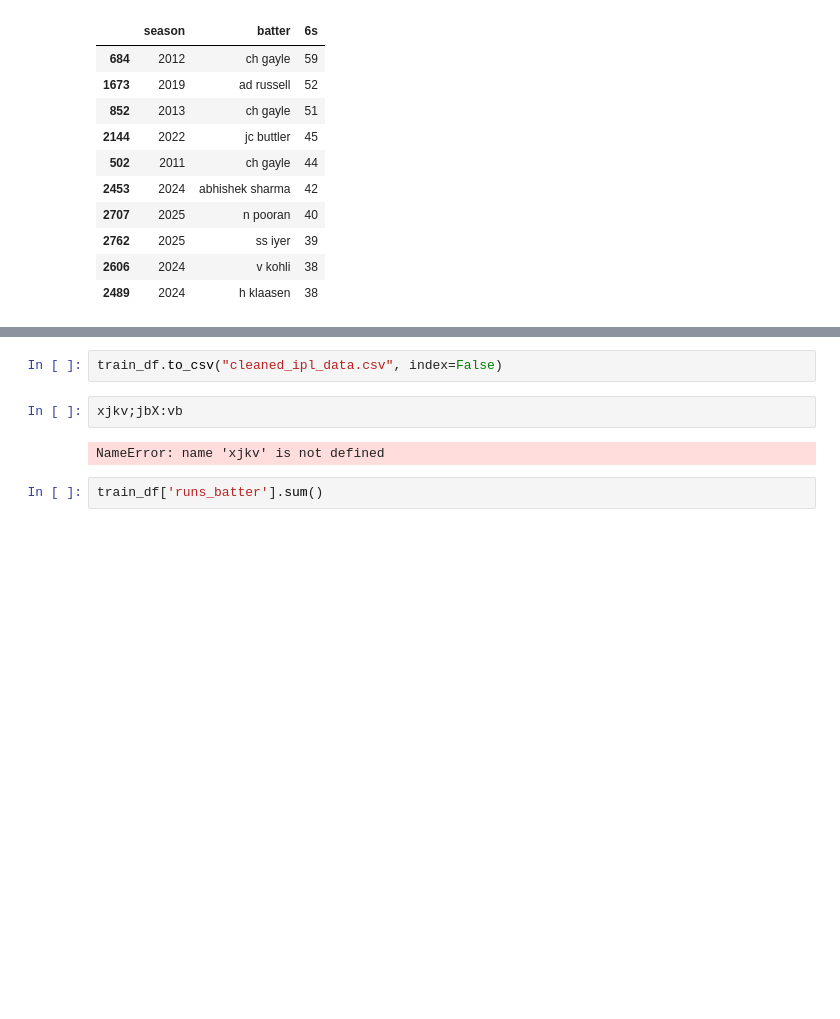
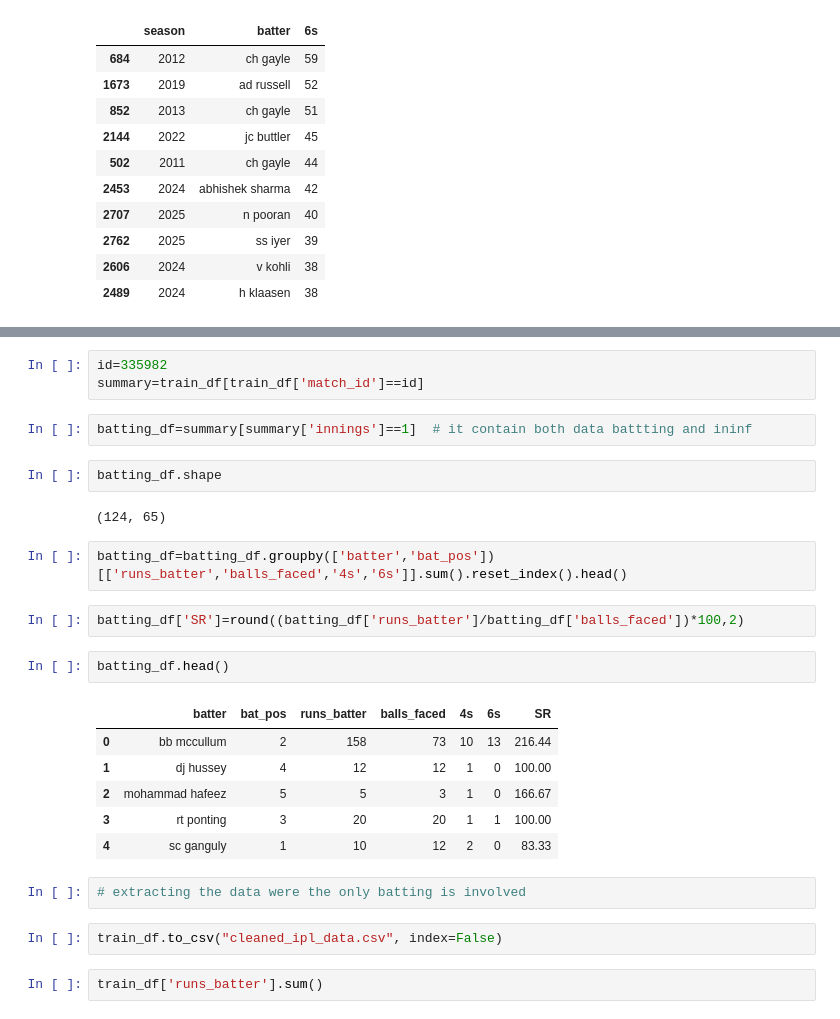
Before and after one commit to karansingh-chauhan/IPL-DATA-ANALYSIS, a Jupyter notebook: main.ipynb, the cells around one changed output, grey strips where cells are left out. Cells and saved outputs as stored; diff of their text form; blank space fills up the shorter version.

```diff
--- a/main.ipynb
+++ b/main.ipynb
@@ -2039,9 +2062,29 @@ notiesmatch_df.groupby(['season','batter'])['6s'].sum().reset_index().sort_value
+# %%
+id=335982
+summary=train_df[train_df['match_id']==id]
+# %%
+batting_df=summary[summary['innings']==1]  # it contain both data battting and ininf
+# %%
+batting_df.shape
+# %% [output]
+(124, 65)
+# %%
+batting_df=batting_df.groupby(['batter','bat_pos'])[['runs_batter','balls_faced','4s','6s']].sum().reset_index().head()
+# %%
+batting_df['SR']=round((batting_df['runs_batter']/batting_df['balls_faced'])*100,2)
+# %%
+batting_df.head()
+# %% [output]
+|  | batter | bat_pos | runs_batter | balls_faced | 4s | 6s | SR |
+| 0 | bb mccullum | 2 | 158 | 73 | 10 | 13 | 216.44 |
+| 1 | dj hussey | 4 | 12 | 12 | 1 | 0 | 100.00 |
+| 2 | mohammad hafeez | 5 | 5 | 3 | 1 | 0 | 166.67 |
+| 3 | rt ponting | 3 | 20 | 20 | 1 | 1 | 100.00 |
+| 4 | sc ganguly | 1 | 10 | 12 | 2 | 0 | 83.33 |
+# %%
+# extracting the data were the only batting is involved
 # %%
 train_df.to_csv("cleaned_ipl_data.csv", index=False)
-# %%
-xjkv;jbX:vb
-# %% [output]
-NameError: name 'xjkv' is not defined
 # %%
 train_df['runs_batter'].sum()
 # %% [output]
```
Also changed, not shown: parts of 19 cells of this notebook, 7 other files.
